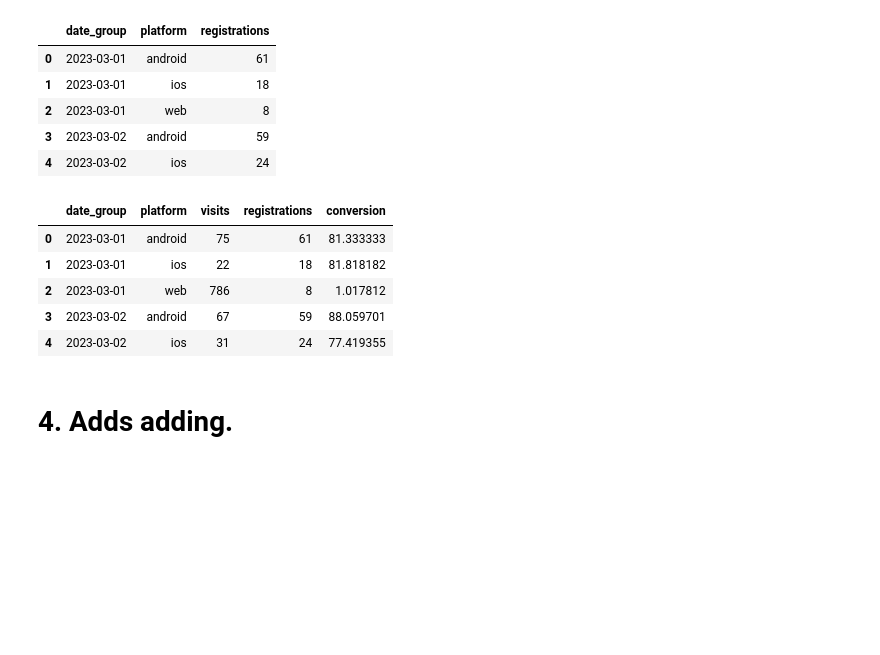
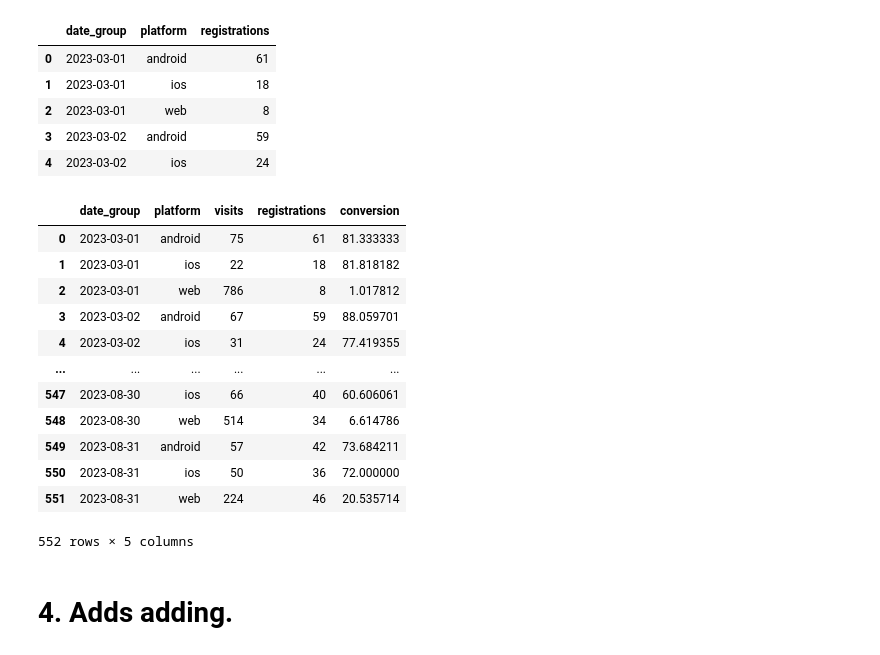
Before and after one commit to mrvdanilov/python-for-data-analysts-project-100, a Jupyter notebook: charts_project.ipynb, the cells around one changed output. Saved outputs shown, nothing was run; the diff lists cells and outputs as text; code cells hidden in the pictures; blank space fills up the shorter version.

```diff
--- a/charts_project.ipynb
+++ b/charts_project.ipynb
@@ -54,10 +54,13 @@ regs_df.head()
 def prepare_visits(df):
     mask = df['user_agent'].str.contains('bot')
     df = df[~mask]
+
+    df = df.sort_values(by=['visit_id', 'datetime'])
     df = df.drop_duplicates(subset='visit_id', keep='last')
 
     df['datetime'] = pd.to_datetime(df['datetime'])
     df['date_group'] = df['datetime'].dt.date
+    df = df.sort_values(by='date_group')
     df = df.groupby(['date_group', 'platform']).size().reset_index(name='visits')
 
     return df
@@ -90,22 +93,29 @@ prepared_regs_df.head()
 # %%
 def visits_and_regs_conversion(df_vis, df_regs):
     df = pd.merge(df_vis, df_regs, on=['date_group', 'platform'], how='left')
     df['conversion'] = (df['registrations'] / df['visits']) * 100
 
     df = df.sort_values(by=['date_group', 'platform'])
     df.to_json("./conversion.json")
     return df
 
 
 vis_regs_conv = visits_and_regs_conversion(prepared_visits_df, prepared_regs_df)
-vis_regs_conv.head()
+vis_regs_conv.head(1000)
 # %% [output]
 |  | date_group | platform | visits | registrations | conversion |
 | 0 | 2023-03-01 | android | 75 | 61 | 81.333333 |
 | 1 | 2023-03-01 | ios | 22 | 18 | 81.818182 |
 | 2 | 2023-03-01 | web | 786 | 8 | 1.017812 |
 | 3 | 2023-03-02 | android | 67 | 59 | 88.059701 |
 | 4 | 2023-03-02 | ios | 31 | 24 | 77.419355 |
+| ... | ... | ... | ... | ... | ... |
+| 547 | 2023-08-30 | ios | 66 | 40 | 60.606061 |
+| 548 | 2023-08-30 | web | 514 | 34 | 6.614786 |
+| 549 | 2023-08-31 | android | 57 | 42 | 73.684211 |
+| 550 | 2023-08-31 | ios | 50 | 36 | 72.000000 |
+| 551 | 2023-08-31 | web | 224 | 46 | 20.535714 |
+552 rows × 5 columns
 # %% [markdown]
 # 4. Adds adding.
 # %%
```
Also changed, not shown: parts of 1 cell of this notebook.
